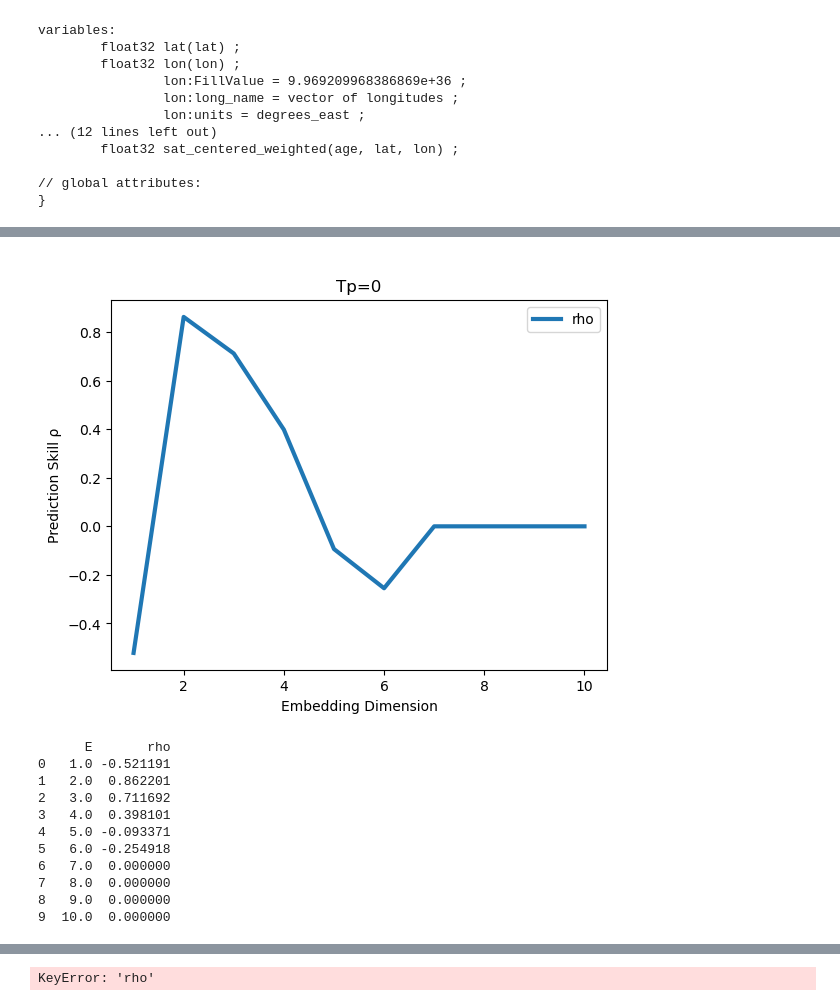
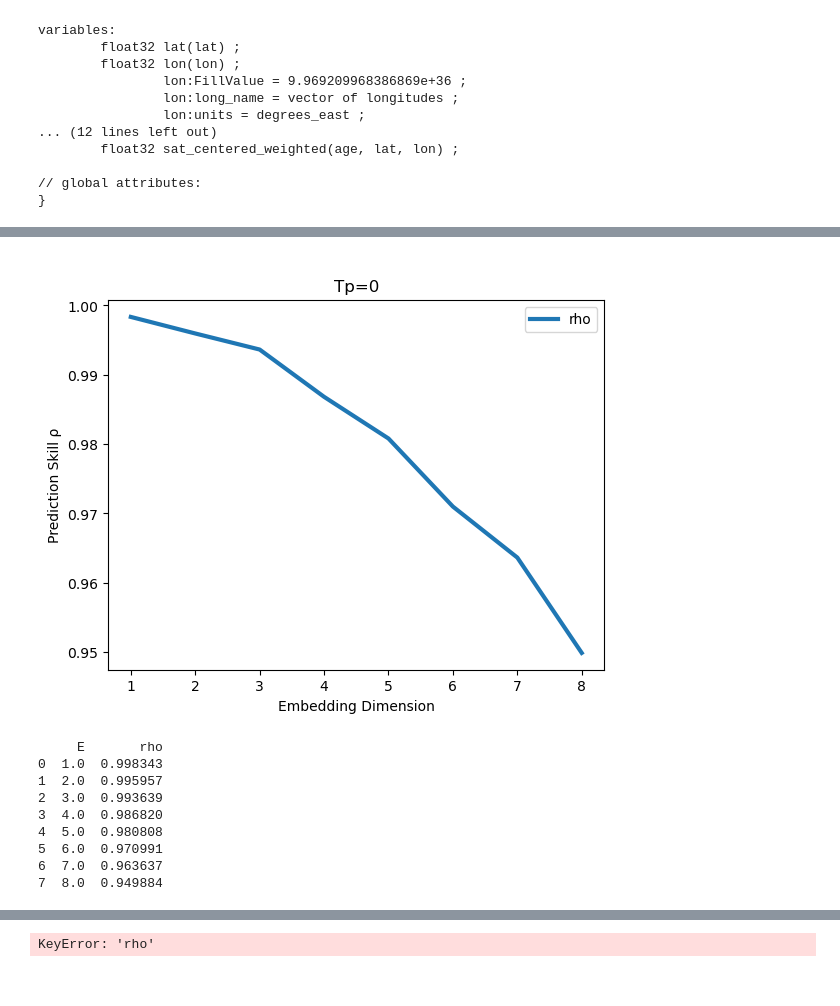
Before and after one commit to Peisong-Zheng/Inso_LGMR, a Jupyter notebook: LGMR_data_processing.ipynb, the cells around one changed output, grey strips where cells are left out. Saved outputs shown, nothing was run; the diff lists cells and outputs as text; code cells hidden in the pictures.

```diff
--- a/LGMR_data_processing.ipynb
+++ b/LGMR_data_processing.ipynb
@@ -150,36 +277,34 @@ Columns: Index(['LibSize', 'X:Y', 'Y:X'], dtype='object')
 # %%
 from pyEDM import EmbedDimension
 
 ed_out = EmbedDimension(
     dataFrame = df,
     columns   = "X",    # variable used for the embedding
-    target    = "Y",    # variable to be predicted
-    maxE      = 10,     # test embedding dimensions from 1 up to 10 (you can adjust)
-    tau       = 10,      # time lag (adjust if desired)
+    target    = "X",    # variable to be predicted
+    maxE      = 8,     # test embedding dimensions from 1 up to 10 (you can adjust)
+    tau       = 1,      # time lag (adjust if desired)
     Tp        = 0,      # prediction horizon (same-time reconstruction in this example)
-    lib       = "1 120",    # you can adjust your library range
-    pred      = "1 120"   # and your prediction range
+    lib       = "1 80",    # you can adjust your library range
+    pred      = "81 120"   # and your prediction range
 )
 
 print(ed_out)
 
 # # The returned DataFrame usually contains columns: E, rho, MAE, RMSE, etc.
 # # For example, if you want to see E vs. rho:
 # plt.plot(ed_out['E'], ed_out['rho'], 'bo-')
 # plt.xlabel("Embedding Dimension (E)")
 # plt.ylabel("Prediction Skill (rho)")
 # plt.title("EmbedDimension results for X -> Y")
 # plt.show()
 # %% [output]
-[figure, old version]
+[figure, new version]
-      E       rho
-0   1.0 -0.521191
-1   2.0  0.862201
-2   3.0  0.711692
-3   4.0  0.398101
-4   5.0 -0.093371
-5   6.0 -0.254918
-6   7.0  0.000000
-7   8.0  0.000000
-8   9.0  0.000000
-9  10.0  0.000000
+     E       rho
+0  1.0  0.998343
+1  2.0  0.995957
+2  3.0  0.993639
+3  4.0  0.986820
+4  5.0  0.980808
+5  6.0  0.970991
+6  7.0  0.963637
+7  8.0  0.949884
```
Also changed, not shown: parts of 4 cells of this notebook, 1 other file.
